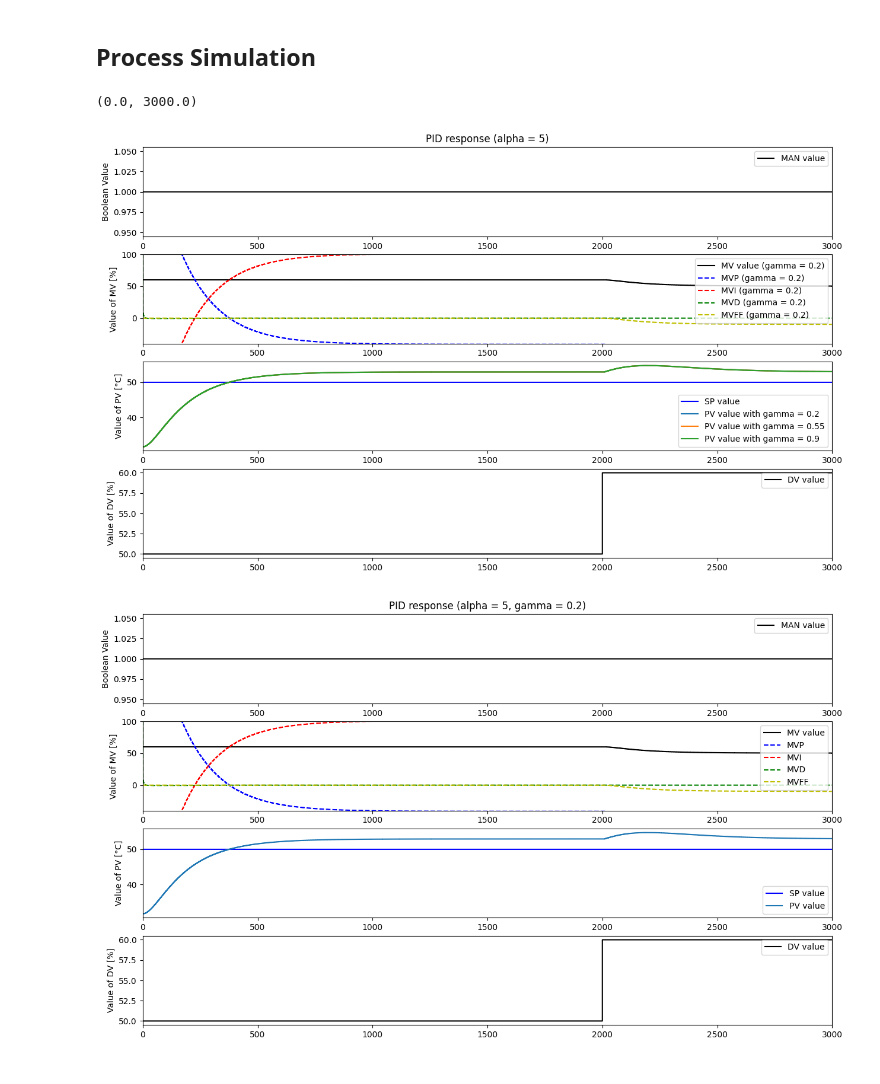
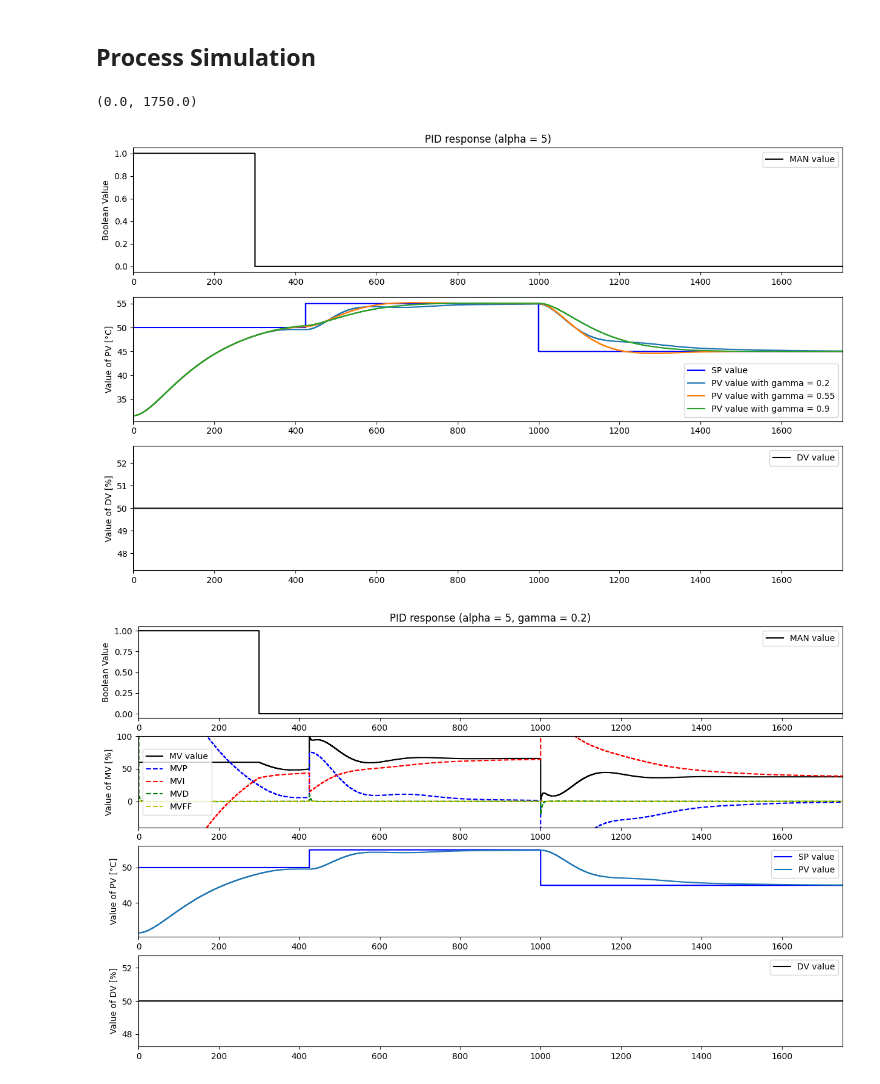
Before and after one commit to hctel/TCLab_software_V4, a Jupyter notebook: Simulation_CLP_PID_FF.ipynb, the cells around one changed output. Drawn from its saved outputs; the diff is of its cells as text; code cells hidden in the pictures.

Commit message:
Add some plots

```diff
--- a/Simulation_CLP_PID_FF.ipynb
+++ b/Simulation_CLP_PID_FF.ipynb
@@ -18,7 +18,7 @@ from package_LAB import LL_RT, LL, PID_RT, IMC, OLP_FF, OLP_NOFF, CLP_FF, CLP_NO
 # %% [markdown]
 ## Simulation Parameters
 # %%
-mode = OLP_FF
+mode = CLP_FF_FOLLOW
 
 ManFF = False
 
@@ -73,7 +73,7 @@ DV0 = 50
 
 PV0 = 49.4
 # %%
-TSim = 3000
+TSim = 1750
 Ts = 1
 N = int(TSim/Ts) + 1
 Treach = 300 #Time to reach first setpoint
@@ -83,27 +83,37 @@ if mode == CLP_FF:
     UseFF = False
     ManPath = {0: True, Treach: False, TSim : False}
     MVManPath = {0:60, TSim:60}
+    SPPath = {0: 50, TSim : 50}
+    DVPath = {0: 50, 1000: 60, TSim : 60}
+elif mode == CLP_FF_FOLLOW:
+    UseFF = False
+    ManPath = {0: True, Treach: False, TSim : False}
+    MVManPath = {0:60, TSim:60}
     SPPath = {0: 50, 425: 55, 1000: 45, TSim : 45}
+    DVPath = {0: 50, TSim : 50}
 elif mode == CLP_NOFF:
     UseFF = False
     ManPath = {0: True, Treach: False, TSim : False}
     MVManPath = {0:60, TSim:60}
-    SPPath = {0: 50, 425: 55, 1000: 45, TSim : 45}
+    SPPath = {0: 50, TSim : 50}
+    DVPath = {0: 50, 1000: 60, TSim : 60}
 elif mode == OLP_FF:
     UseFF = True
     ManPath = {0: True, TSim : True}
     MVManPath = {0:60, TSim:60}
     SPPath = {0: 50, TSim : 50}
+    DVPath = {0: 50, 2000: 60, TSim : 60}
     ManFF = True
 elif mode == OLP_NOFF:
     UseFF = False
     ManPath = {0: True, TSim : True}
     SPPath = {0: 50, TSim : 50}
     MVManPath = {0:60, TSim:60}
+    DVPath = {0: 50, 2000: 60, TSim : 60}
 
 
 def compute(gamma_index):
-    DVPath = {0: 50, 2000: 60, TSim : 60}
+
 
     t = []
     DV = []
@@ -165,32 +175,21 @@ def compute(gamma_index):
 plt.figure(figsize = (15,9))
 for i in range(len(gammas)):
     t, Man, MV, MVP, MVI, MVD, MVFF, PV, DV, SP = compute(i)
-    plt.subplot(4,1,1)
+    plt.subplot(3,1,1)
     plt.step(t,Man,'black',label='MAN value',where='post') if i == 0 else None
     plt.ylabel('Boolean Value')
     plt.title(f'PID response (alpha = {alpha})')
     plt.legend(loc='best')
     plt.xlim([0, TSim])
 
-    plt.subplot(4,1,2)
-    plt.step(t,MV,'black',label=f'MV value (gamma = {gammas[i]})',where='post') if i == 0 else None
-    plt.step(t, MVP, 'b--', label=f'MVP (gamma = {gammas[i]})', where='post') if i == 0 else None
-    plt.step(t, MVI, 'r--', label=f'MVI (gamma = {gammas[i]})', where='post') if i == 0 else None
-    plt.step(t, MVD, 'g--', label=f'MVD (gamma = {gammas[i]})', where='post') if i == 0 else None
-    plt.step(t, MVFF, 'y--', label=f'MVFF (gamma = {gammas[i]})', where='post') if i == 0 else None
-    plt.ylabel('Value of MV [%]')
-    plt.legend(loc='best')
-    plt.xlim([0, TSim])
-    plt.ylim([-40, 100])
-
-    plt.subplot(4,1,3)
+    plt.subplot(3,1,2)
     plt.step(t,SP,'blue',label='SP value',where='post') if i == 0 else None
     plt.step(t,PV,label=f'PV value with gamma = {gammas[i]}',where='post')
     plt.ylabel('Value of PV [°C]')
     plt.legend(loc='best')
     plt.xlim([0, TSim])
 
-    plt.subplot(4,1,4)
+    plt.subplot(3,1,3)
     plt.step(t, DV, 'black', label='DV value', where='post') if i == 0 else None
     plt.ylabel('Value of DV [%]')
     plt.legend(loc='best')
@@ -202,33 +201,33 @@ plt.subplot(4,1,1)
 plt.step(t,Man,'black',label='MAN value',where='post')
 plt.ylabel('Boolean Value')
 plt.title(f'PID response (alpha = {alpha}, gamma = {gammas[0]})')
 plt.legend(loc='best')
 plt.xlim([0, TSim])
 
 plt.subplot(4,1,2)
 plt.step(t,MV,'black',label=f'MV value',where='post')
 plt.step(t, MVP, 'b--', label=f'MVP', where='post')
 plt.step(t, MVI, 'r--', label=f'MVI', where='post')
 plt.step(t, MVD, 'g--', label=f'MVD', where='post')
 plt.step(t, MVFF, 'y--', label=f'MVFF', where='post')
 plt.ylabel('Value of MV [%]')
 plt.legend(loc='best')
 plt.xlim([0, TSim])
 plt.ylim([-40, 100])
 
 plt.subplot(4,1,3)
 plt.step(t,SP,'blue',label='SP value',where='post')
 plt.step(t,PV,label=f'PV value',where='post')
 plt.ylabel('Value of PV [°C]')
 plt.legend(loc='best')
 plt.xlim([0, TSim])
 
 plt.subplot(4,1,4)
 plt.step(t, DV, 'black', label='DV value', where='post')
 plt.ylabel('Value of DV [%]')
 plt.legend(loc='best')
 plt.xlim([0, TSim])
 # %% [output]
-(0.0, 3000.0)
+(0.0, 1750.0)
-[figure, old version]
+[figure, new version]
-[figure, old version]
+[figure, new version]
```
Also changed, not shown: parts of 1 cell of this notebook, 3 other files.
